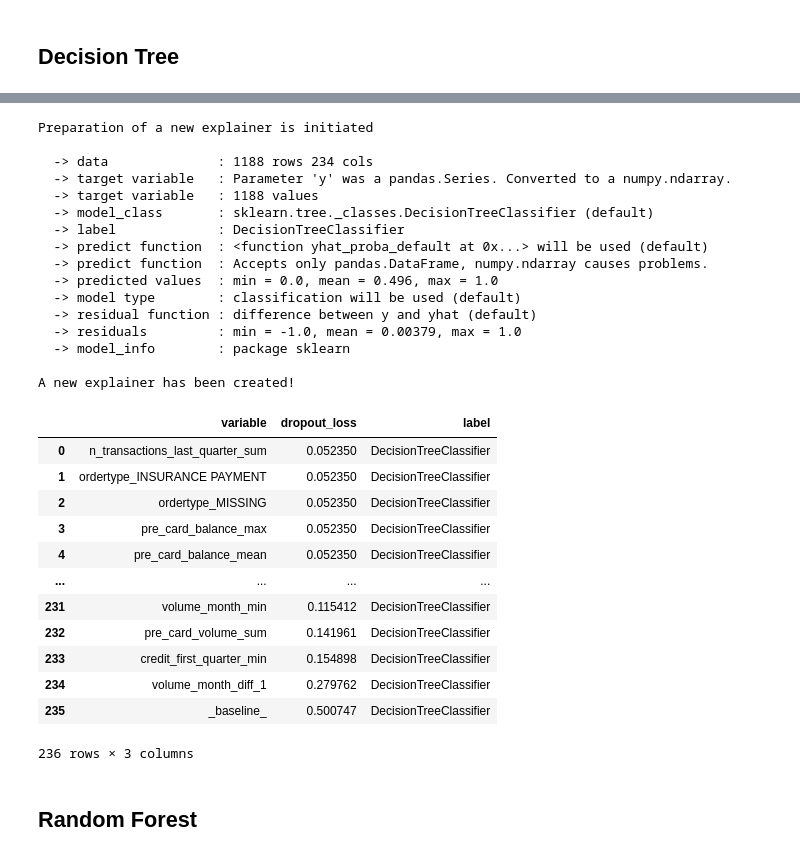
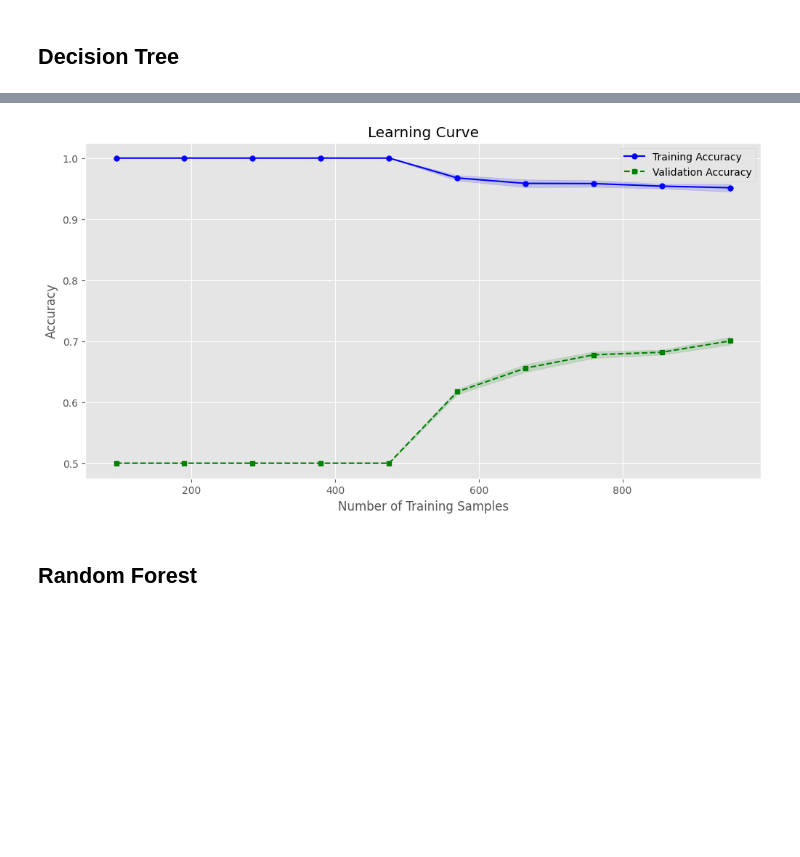
Before and after one commit to okaynils/fhnw-ds-aml, a Jupyter notebook: notebook.ipynb, the cells around one changed output, grey strips where cells are left out. Drawn from its saved outputs; the diff is of its cells as text; code cells hidden in the pictures; blank space fills up the shorter version.

```diff
--- a/notebook.ipynb
+++ b/notebook.ipynb
@@ -1113,43 +1080,9 @@ plt.show()
-# %%
-# plot dalex feature importance
-from dalex import Explainer
-
-explainer = Explainer(best_estimator, X_train[all_vars_column_selection.columns], y_train, label='DecisionTreeClassifier')
-explainer.model_performance()
-
-# plot dalex feature importance
-explainer.model_parts()
-explainer.model_parts(type='variable_importance')
-# %% [output]
-Preparation of a new explainer is initiated
-
-  -> data              : 1188 rows 234 cols
-  -> target variable   : Parameter 'y' was a pandas.Series. Converted to a numpy.ndarray.
-  -> target variable   : 1188 values
-  -> model_class       : sklearn.tree._classes.DecisionTreeClassifier (default)
-  -> label             : DecisionTreeClassifier
-  -> predict function  : <function yhat_proba_default at 0x...> will be used (default)
-  -> predict function  : Accepts only pandas.DataFrame, numpy.ndarray causes problems.
-  -> predicted values  : min = 0.0, mean = 0.496, max = 1.0
-  -> model type        : classification will be used (default)
-  -> residual function : difference between y and yhat (default)
-  -> residuals         : min = -1.0, mean = 0.00379, max = 1.0
-  -> model_info        : package sklearn
-
-A new explainer has been created!
-|  | variable | dropout_loss | label |
-| 0 | n_transactions_last_quarter_sum | 0.052350 | DecisionTreeClassifier |
-| 1 | ordertype_INSURANCE PAYMENT | 0.052350 | DecisionTreeClassifier |
-| 2 | ordertype_MISSING | 0.052350 | DecisionTreeClassifier |
-| 3 | pre_card_balance_max | 0.052350 | DecisionTreeClassifier |
-| 4 | pre_card_balance_mean | 0.052350 | DecisionTreeClassifier |
-| ... | ... | ... | ... |
-| 231 | volume_month_min | 0.115412 | DecisionTreeClassifier |
-| 232 | pre_card_volume_sum | 0.141961 | DecisionTreeClassifier |
-| 233 | credit_first_quarter_min | 0.154898 | DecisionTreeClassifier |
-| 234 | volume_month_diff_1 | 0.279762 | DecisionTreeClassifier |
-| 235 | _baseline_ | 0.500747 | DecisionTreeClassifier |
-236 rows × 3 columns
+# %%
+from scripts.utils import plot_learning_curve
+
+plot_learning_curve(best_estimator, X_train[all_vars_column_selection.columns], y_train)
+# %% [output]
+[figure, added]
 # %% [markdown]
 ## Random Forest
 # %%
```
Also changed, not shown: parts of 17 cells of this notebook, 1 other file.
